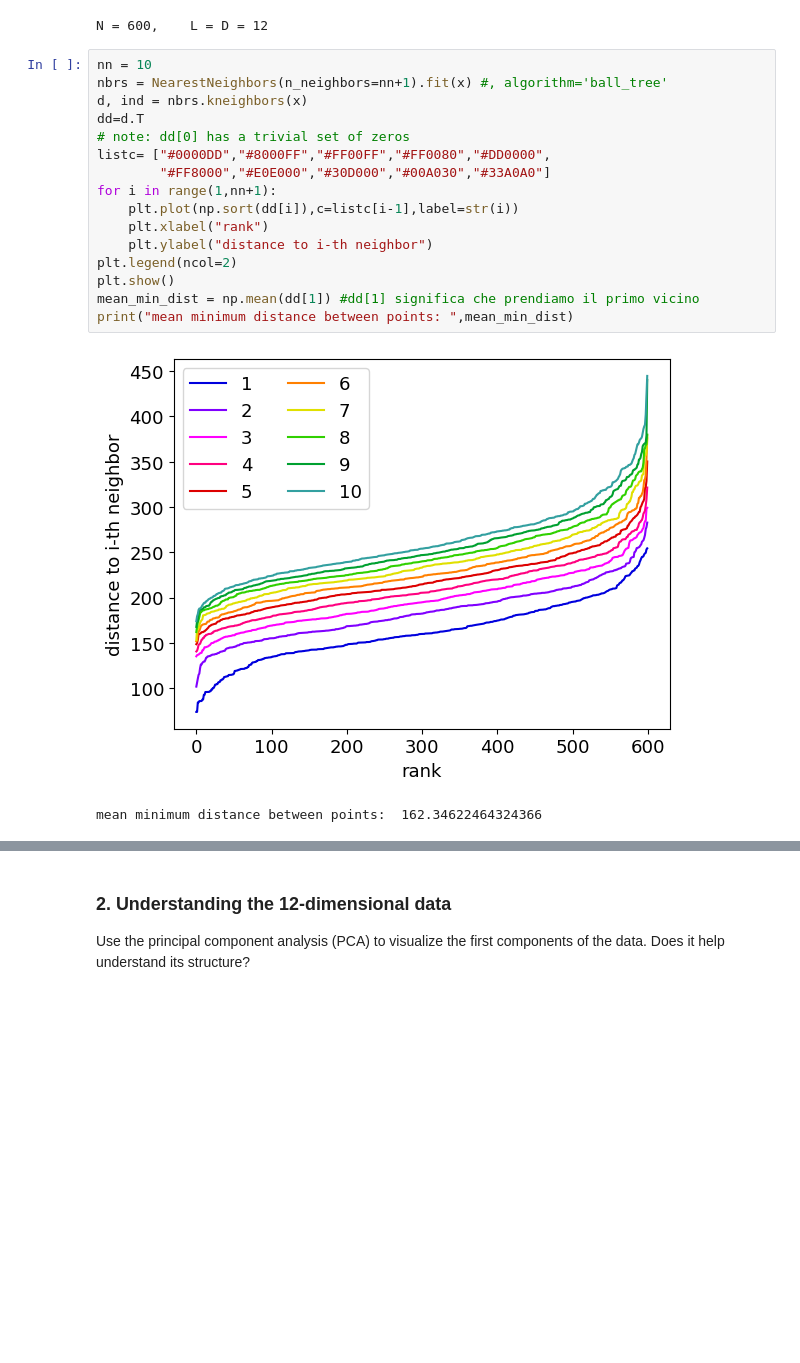
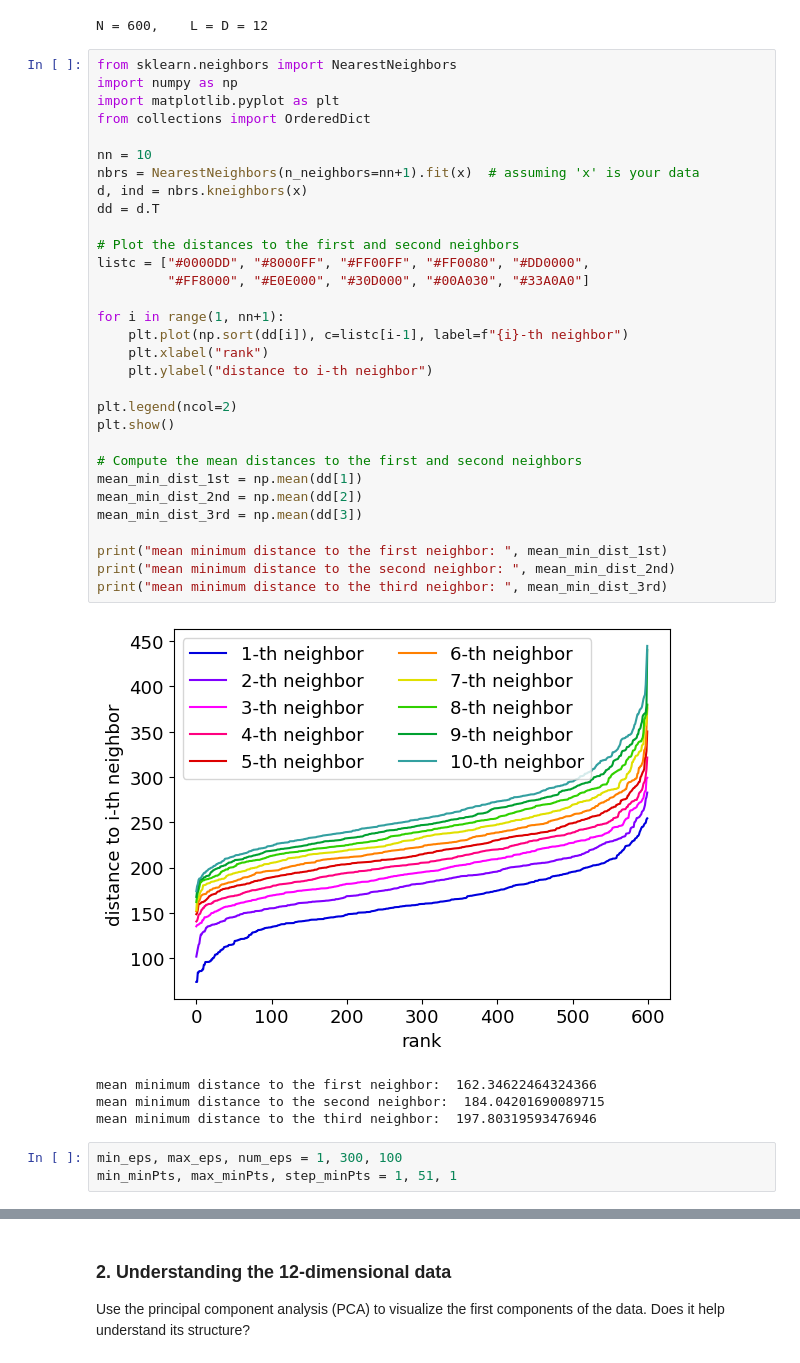
Before and after one commit to Kallo27/LCP_B, a Jupyter notebook: group2405_exercise2.ipynb, the cells around one changed output, grey strips where cells are left out. Cells and saved outputs as stored; diff of their text form; blank space fills up the shorter version.

```diff
--- a/group2405_exercise2.ipynb
+++ b/group2405_exercise2.ipynb
@@ -44,22 +45,42 @@ x=data
 # %% [output]
 N = 600,    L = D = 12
 # %%
+from sklearn.neighbors import NearestNeighbors
+import numpy as np
+import matplotlib.pyplot as plt
+from collections import OrderedDict
+
 nn = 10
-nbrs = NearestNeighbors(n_neighbors=nn+1).fit(x) #, algorithm='ball_tree'
+nbrs = NearestNeighbors(n_neighbors=nn+1).fit(x)  # assuming 'x' is your data
 d, ind = nbrs.kneighbors(x)
-dd=d.T
-# note: dd[0] has a trivial set of zeros
-listc= ["#0000DD","#8000FF","#FF00FF","#FF0080","#DD0000",
-        "#FF8000","#E0E000","#30D000","#00A030","#33A0A0"]
-for i in range(1,nn+1):
-    plt.plot(np.sort(dd[i]),c=listc[i-1],label=str(i))
+dd = d.T
+
+# Plot the distances to the first and second neighbors
+listc = ["#0000DD", "#8000FF", "#FF00FF", "#FF0080", "#DD0000",
+         "#FF8000", "#E0E000", "#30D000", "#00A030", "#33A0A0"]
+
+for i in range(1, nn+1):
+    plt.plot(np.sort(dd[i]), c=listc[i-1], label=f"{i}-th neighbor")
     plt.xlabel("rank")
     plt.ylabel("distance to i-th neighbor")
+
 plt.legend(ncol=2)
 plt.show()
-mean_min_dist = np.mean(dd[1]) #dd[1] significa che prendiamo il primo vicino
-print("mean minimum distance between points: ",mean_min_dist)
+
+# Compute the mean distances to the first and second neighbors
+mean_min_dist_1st = np.mean(dd[1])
+mean_min_dist_2nd = np.mean(dd[2])
+mean_min_dist_3rd = np.mean(dd[3])
+
+print("mean minimum distance to the first neighbor: ", mean_min_dist_1st)
+print("mean minimum distance to the second neighbor: ", mean_min_dist_2nd)
+print("mean minimum distance to the third neighbor: ", mean_min_dist_3rd)
 # %% [output]
-[figure, old version]
+[figure, new version]
-mean minimum distance between points:  162.34622464324366
+mean minimum distance to the first neighbor:  162.34622464324366
+mean minimum distance to the second neighbor:  184.04201690089715
+mean minimum distance to the third neighbor:  197.80319593476946
+# %%
+min_eps, max_eps, num_eps = 1, 300, 100
+min_minPts, max_minPts, step_minPts = 1, 51, 1
 # %%
```
Also changed, not shown: parts of 17 cells of this notebook.
